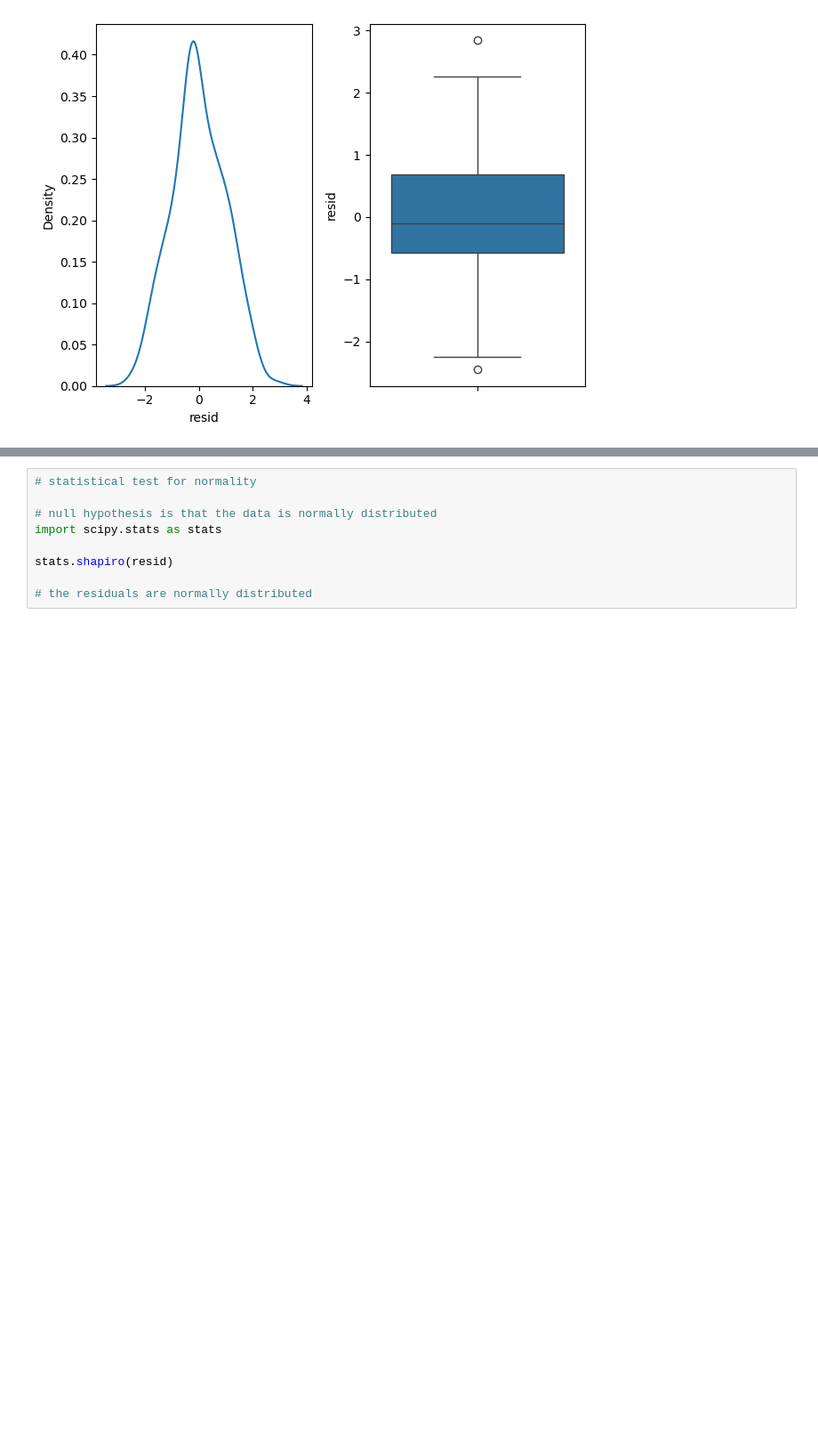
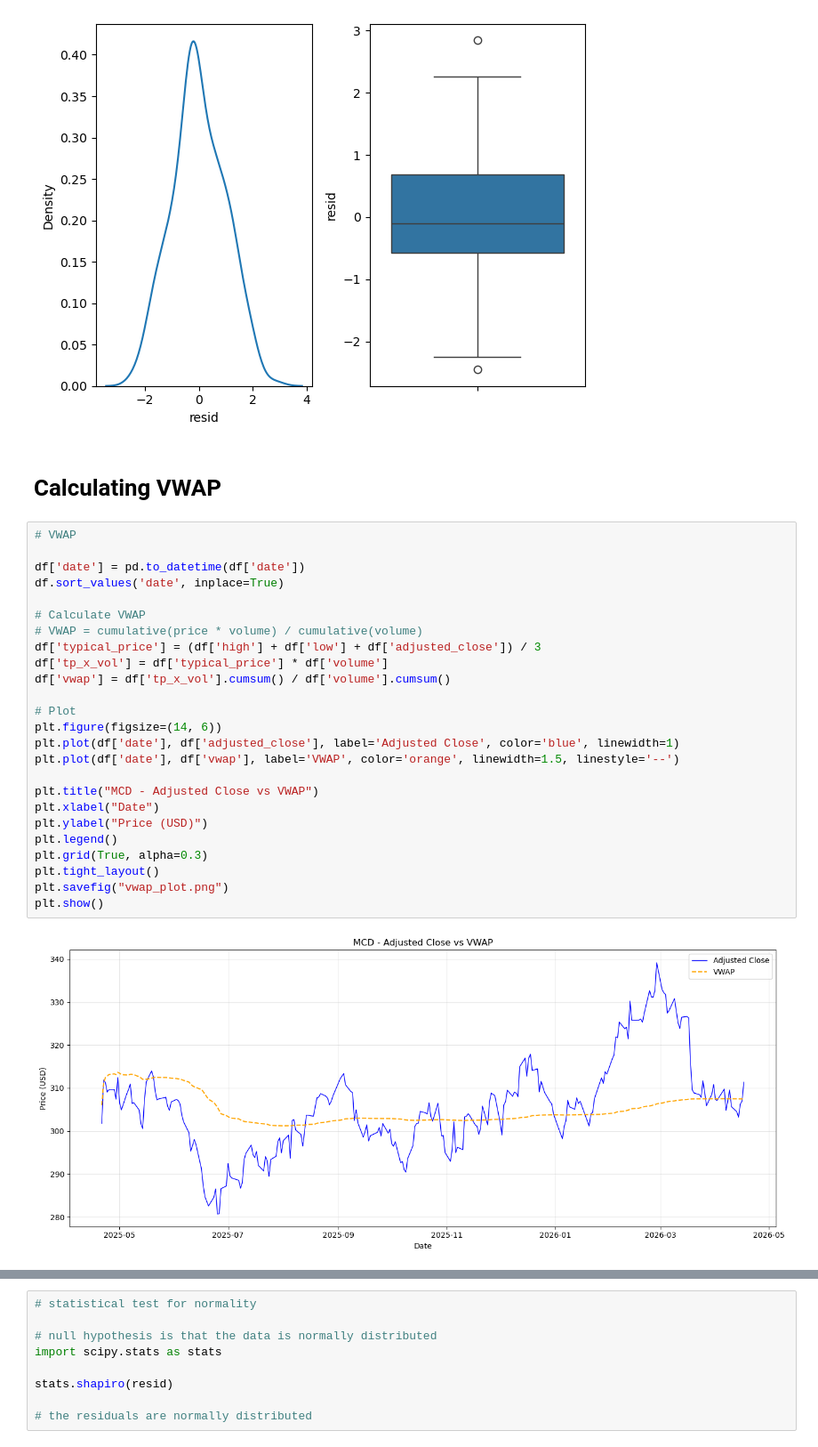
Before and after one commit to Thomas-Nguyen12/NewsApplication, a Jupyter notebook: notebooks/time_series_analysis.ipynb, the cells around one changed output, grey strips where cells are left out. Shown at 89% size. Drawn from its saved outputs; the diff is of its cells as text; blank space fills up the shorter version.

```diff
--- a/notebooks/time_series_analysis.ipynb
+++ b/notebooks/time_series_analysis.ipynb
@@ -672,3 +692,32 @@ plt.tight_layout()
 plt.show()
 # %% [output]
 [figure]
+# %% [markdown]
+# Calculating VWAP
+# %%
+# VWAP
+
+df['date'] = pd.to_datetime(df['date'])
+df.sort_values('date', inplace=True)
+
+# Calculate VWAP
+# VWAP = cumulative(price * volume) / cumulative(volume)
+df['typical_price'] = (df['high'] + df['low'] + df['adjusted_close']) / 3
+df['tp_x_vol'] = df['typical_price'] * df['volume']
+df['vwap'] = df['tp_x_vol'].cumsum() / df['volume'].cumsum()
+
+# Plot
+plt.figure(figsize=(14, 6))
+plt.plot(df['date'], df['adjusted_close'], label='Adjusted Close', color='blue', linewidth=1)
+plt.plot(df['date'], df['vwap'], label='VWAP', color='orange', linewidth=1.5, linestyle='--')
+
+plt.title("MCD - Adjusted Close vs VWAP")
+plt.xlabel("Date")
+plt.ylabel("Price (USD)")
+plt.legend()
+plt.grid(True, alpha=0.3)
+plt.tight_layout()
+plt.savefig("vwap_plot.png")
+plt.show()
+# %% [output]
+[figure, added]
```
Also changed, not shown: parts of 41 cells of this notebook.
